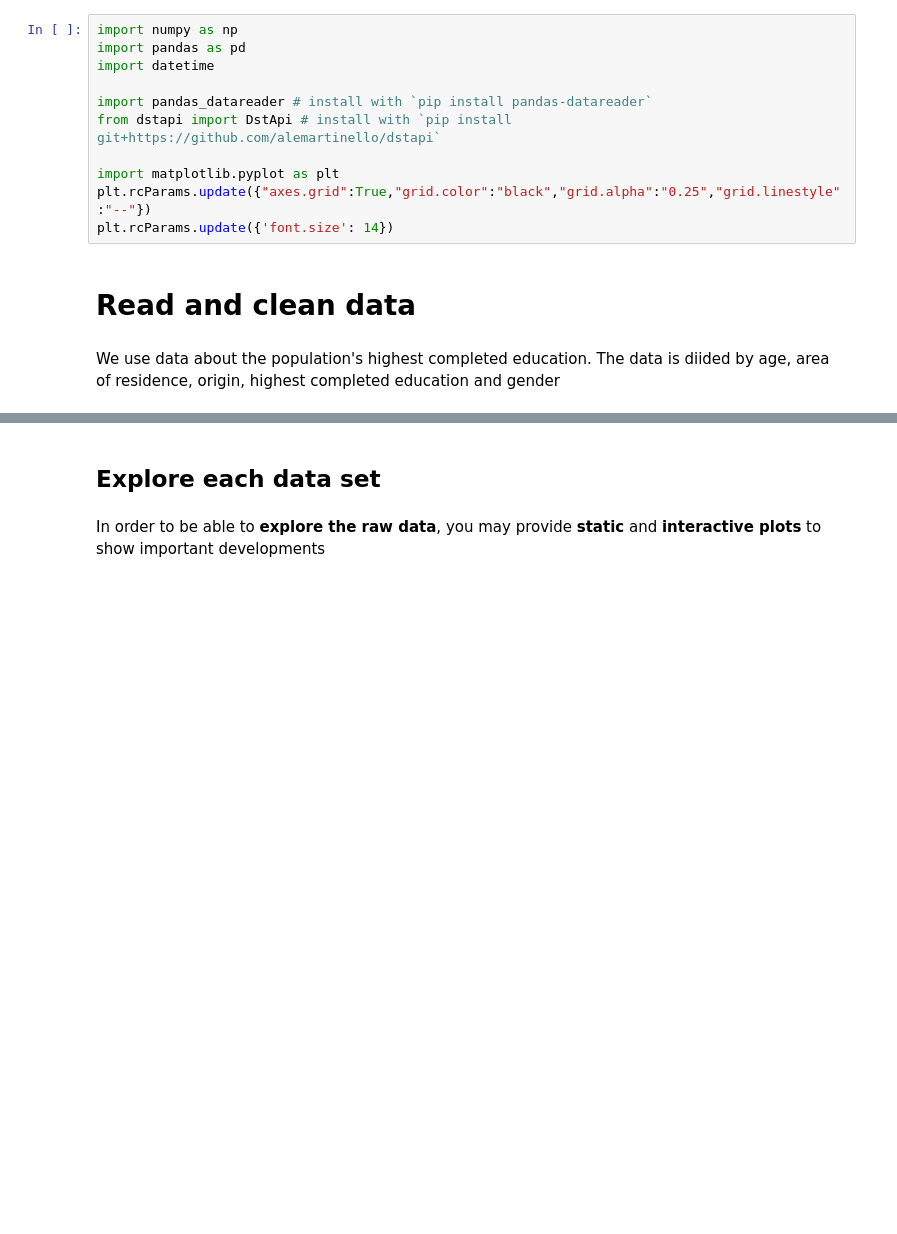
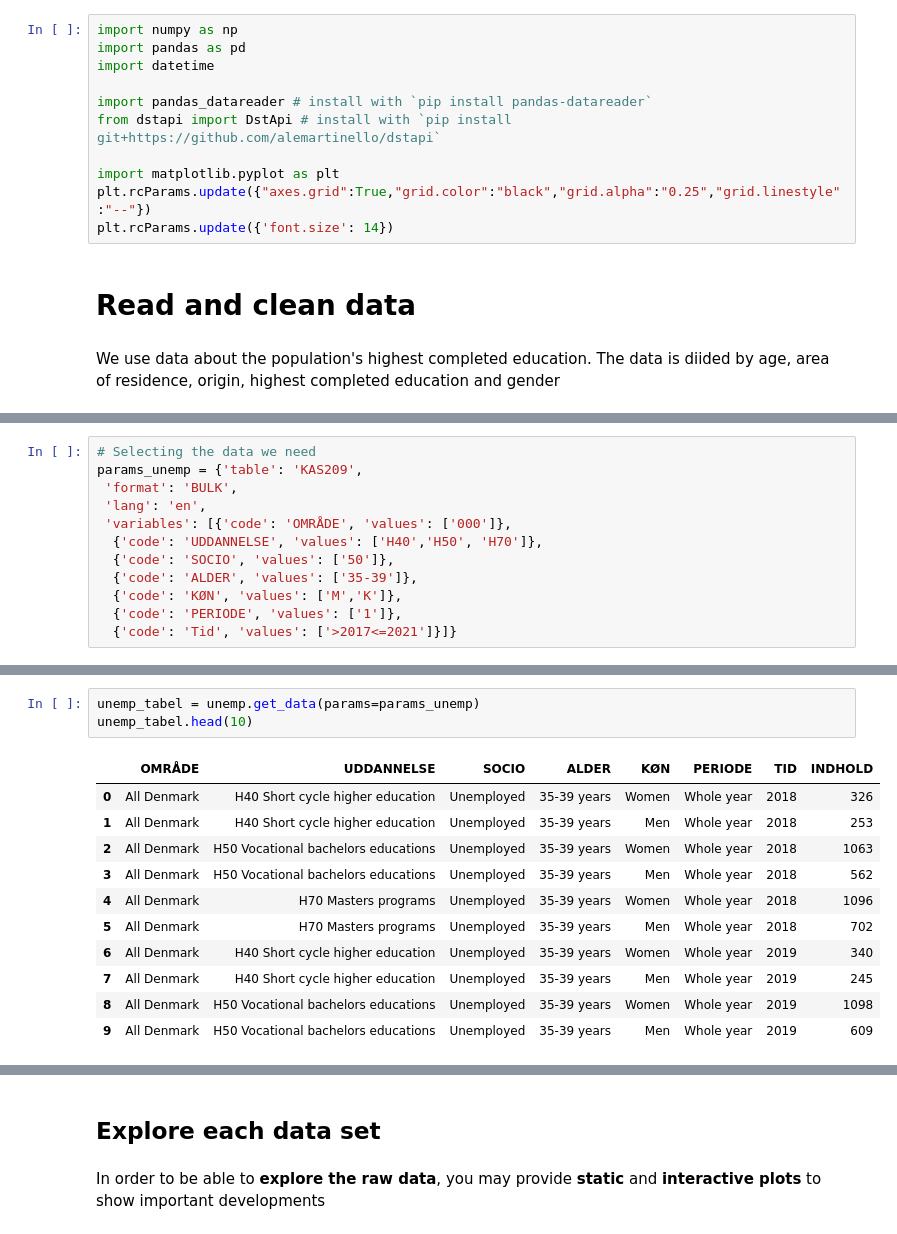
Before and after one commit to NumEconCopenhagen/projects-2023-frederikke-x2-og-sofie, a Jupyter notebook: dataproject/dataproject.ipynb, the cells around one changed output, grey strips where cells are left out. Cells and saved outputs as stored; diff of their text form; blank space fills up the shorter version.

```diff
--- a/dataproject/dataproject.ipynb
+++ b/dataproject/dataproject.ipynb
@@ -152,0 +241,12 @@ params = {'table': 'hfudd11',
+# %%
+# Selecting the data we need
+params_unemp = {'table': 'KAS209',
+ 'format': 'BULK',
+ 'lang': 'en',
+ 'variables': [{'code': 'OMRÅDE', 'values': ['000']},
+  {'code': 'UDDANNELSE', 'values': ['H40','H50', 'H70']},
+  {'code': 'SOCIO', 'values': ['50']},
+  {'code': 'ALDER', 'values': ['35-39']},
+  {'code': 'KØN', 'values': ['M','K']},
+  {'code': 'PERIODE', 'values': ['1']},
+  {'code': 'Tid', 'values': ['>2017<=2021']}]}
@@ -152,0 +312,15 @@ params = {'table': 'hfudd11',
+# %%
+unemp_tabel = unemp.get_data(params=params_unemp)
+unemp_tabel.head(10)
+# %% [output]
+|  | OMRÅDE | UDDANNELSE | SOCIO | ALDER | KØN | PERIODE | TID | INDHOLD |
+| 0 | All Denmark | H40 Short cycle higher education | Unemployed | 35-39 years | Women | Whole year | 2018 | 326 |
+| 1 | All Denmark | H40 Short cycle higher education | Unemployed | 35-39 years | Men | Whole year | 2018 | 253 |
+| 2 | All Denmark | H50 Vocational bachelors educations | Unemployed | 35-39 years | Women | Whole year | 2018 | 1063 |
+| 3 | All Denmark | H50 Vocational bachelors educations | Unemployed | 35-39 years | Men | Whole year | 2018 | 562 |
+| 4 | All Denmark | H70 Masters programs | Unemployed | 35-39 years | Women | Whole year | 2018 | 1096 |
+| 5 | All Denmark | H70 Masters programs | Unemployed | 35-39 years | Men | Whole year | 2018 | 702 |
+| 6 | All Denmark | H40 Short cycle higher education | Unemployed | 35-39 years | Women | Whole year | 2019 | 340 |
+| 7 | All Denmark | H40 Short cycle higher education | Unemployed | 35-39 years | Men | Whole year | 2019 | 245 |
+| 8 | All Denmark | H50 Vocational bachelors educations | Unemployed | 35-39 years | Women | Whole year | 2019 | 1098 |
+| 9 | All Denmark | H50 Vocational bachelors educations | Unemployed | 35-39 years | Men | Whole year | 2019 | 609 |
```
Also changed, not shown: parts of 17 cells of this notebook.
